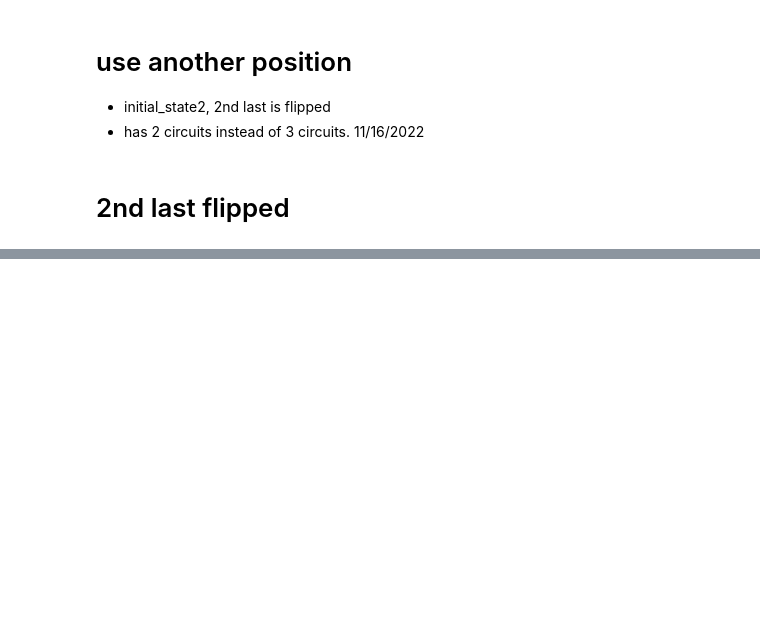
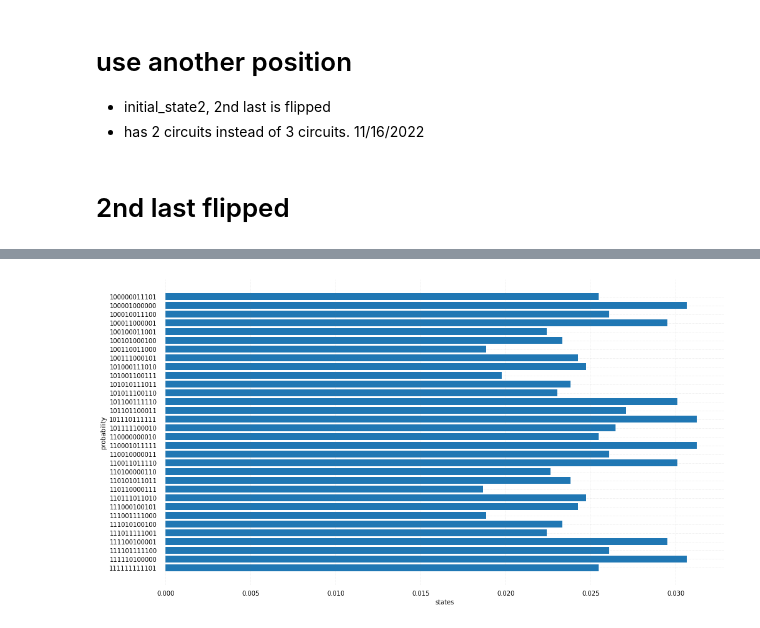
Before and after one commit to natanil-m/Quantum-Global-Optimum-Finder, a Jupyter notebook: Vertex-VQS/3 Vertex/vertex-vqs-6v.ipynb, the cells around one changed output, grey strips where cells are left out. Drawn from its saved outputs; the diff is of its cells as text; code cells hidden in the pictures; blank space fills up the shorter version.

```diff
--- a/Vertex-VQS/3 Vertex/vertex-vqs-6v.ipynb
+++ b/Vertex-VQS/3 Vertex/vertex-vqs-6v.ipynb
@@ -21,11 +21,12 @@ import datetime
 # %% [markdown]
 # 2nd last flipped
 # %%
-num_of_qubits = 1+3
+num_of_qubits = 1+12
 N = 2**(num_of_qubits-2)
 
 
-initial_state2 = [1/math.sqrt(N)]*(N-2) + [0, 1/math.sqrt(N)] + [0]*(N-2) + [1/math.sqrt(N), 0] # 2**(num_qubits-1)
-initial_state_phi1 = initial_state2
-print(f'initial_state_phi1={initial_state_phi1}')
-initial_state_0_phi1  = initial_state_phi1 + [0]*len(initial_state_phi1) # 2**num_of_qubits
+# initial_state2 = [1/math.sqrt(N)]*(N-2) + [0, 1/math.sqrt(N)] + [0]*(N-2) + [1/math.sqrt(N), 0] # 2**(num_qubits-1)
+# initial_state_phi1 = initial_state2
+# print(f'initial_state_phi1={initial_state_phi1}')
+# initial_state_0_phi1  = initial_state_phi1 + [0]*len(initial_state_phi1) # 2**num_of_qubits
+# print(initial_state_0_phi1)
@@ -181,7 +353,7 @@ for rep in range(1,max_repeat+1):
         val1_1 = quantum_circuit_with_HT(theta)
         val1_2 = quantum_circuit_with_HTZ(theta)
         val2 = quantum_circuit_no_HT_return_Z(theta)
-        if (iter==1 or iter%100==0 or iter==iter_max) and print_flag:
+        if (iter==1 or iter%20==0 or iter==iter_max) and print_flag:
             print(f'iter={iter:3d} :: obj={obj:12.8f} :: val1_1={val1_1:12.8f} \
                  :: val1_2={val1_2:12.8f} :: val2={val2:12.8f}  \
                  coef2*val2-0.5*(val1_1 - val1_2)={coef2*val2-0.5*(val1_1 - val1_2):12.8f}  \
@@ -251,0 +423,47 @@ plt.show()
+# %%
+x=[]
+y=[]
+results = probs_last
+for i in range(len(results)):
+    if(np.linalg.norm(results[i])>0.01):
+         x.append(np.binary_repr(i,6))
+         y.append(results[i])
+# plt.bar(x,y);
+
+
+
+
+# Figure Size
+fig, ax = plt.subplots(figsize =(16, 9))
+
+# Horizontal Bar Plot
+ax.barh(x, y)
+
+# Remove axes splines
+for s in ['top', 'bottom', 'left', 'right']:
+    ax.spines[s].set_visible(False)
+
+# Remove x, y Ticks
+ax.xaxis.set_ticks_position('none')
+ax.yaxis.set_ticks_position('none')
+
+# Add padding between axes and labels
+ax.xaxis.set_tick_params(pad = 5)
+ax.yaxis.set_tick_params(pad = 10)
+
+# Add x, y gridlines
+ax.grid(b = True, color ='grey',
+        linestyle ='-.', linewidth = 0.5,
+        alpha = 0.2)
+
+# Show top values
+ax.invert_yaxis()
+
+
+
+plt.xlabel('states');
+plt.ylabel('probability');
+
+plt.show()
+# %% [output]
+[figure, added]
```
Also changed, not shown: parts of 9 cells of this notebook, 3 other files.
